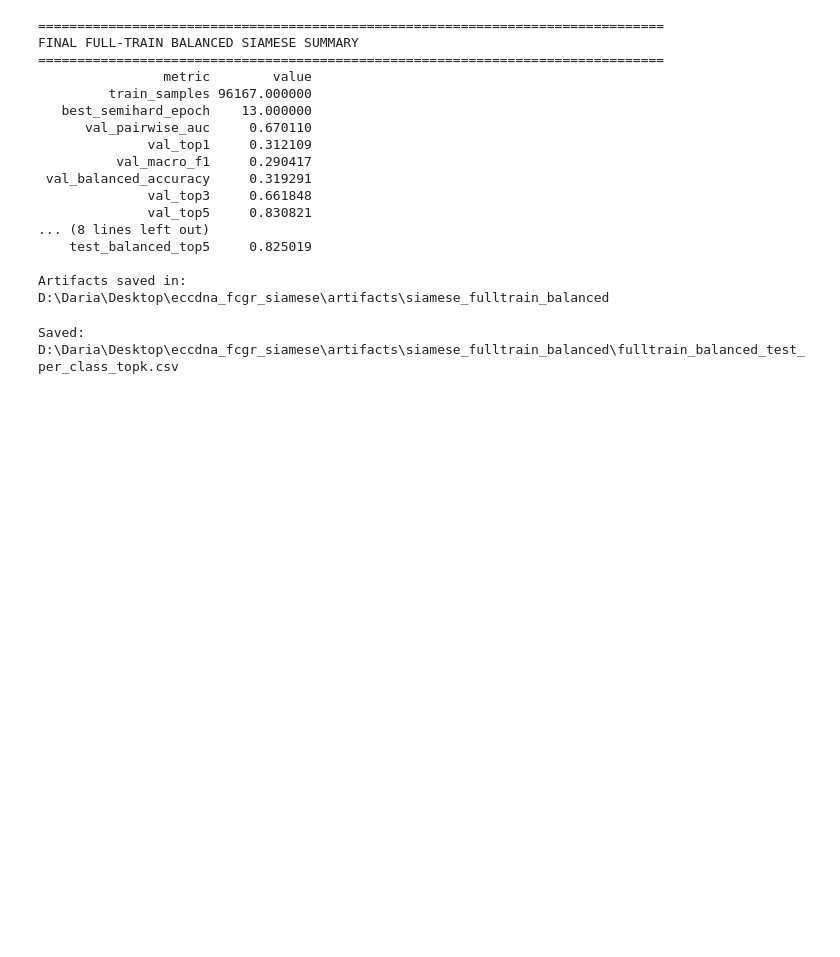
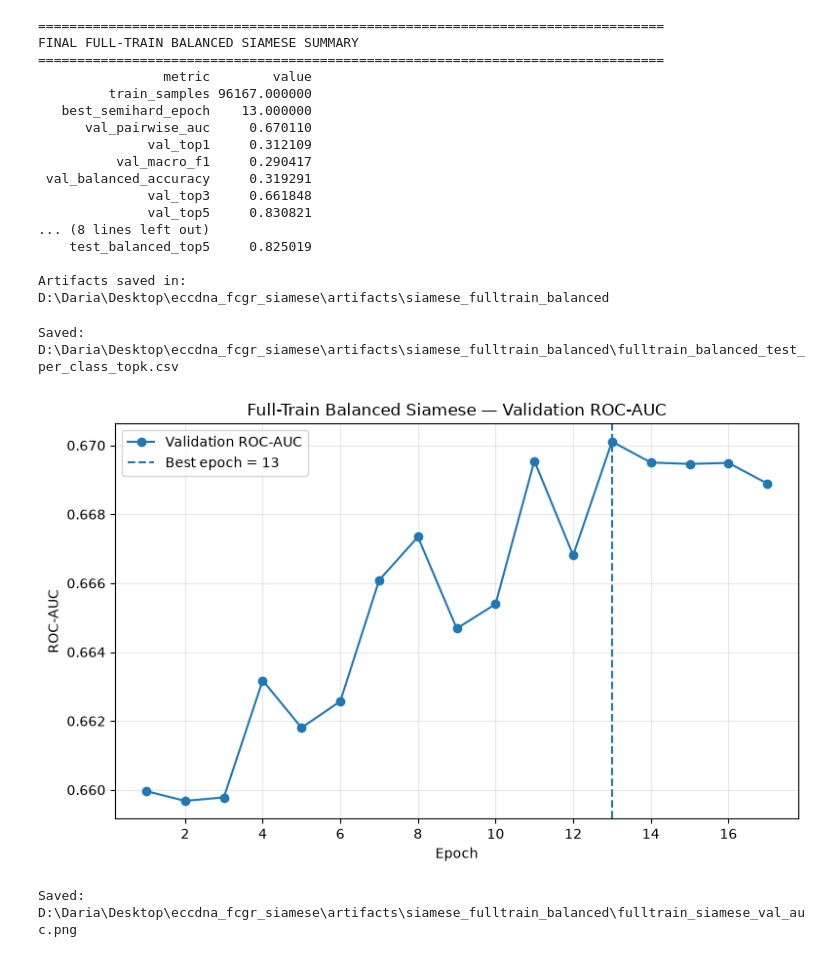
Before and after one commit to FLaTNNBio/eccdna_fcgr_siamese, a Jupyter notebook: notebooks/14_siamese_fulltrain_balanced.ipynb, the cells around one changed output. Saved outputs shown, nothing was run; the diff lists cells and outputs as text; code cells hidden in the pictures; blank space fills up the shorter version.

```diff
--- a/notebooks/14_siamese_fulltrain_balanced.ipynb
+++ b/notebooks/14_siamese_fulltrain_balanced.ipynb
@@ -4482,3 +4482,73 @@ print(siamese_per_class_path)
 # %% [output]
 Saved:
 D:\Daria\Desktop\eccdna_fcgr_siamese\artifacts\siamese_fulltrain_balanced\fulltrain_balanced_test_per_class_topk.csv
+# %%
+# ============================================================
+# PLOT — FULL-TRAIN SIAMESE VALIDATION ROC-AUC
+# ============================================================
+
+import pandas as pd
+import matplotlib.pyplot as plt
+
+HISTORY_PATH = (
+    ARTIFACTS_DIR
+    / "fulltrain_balanced_semihard_history.tsv"
+)
+
+history_df = pd.read_csv(
+    HISTORY_PATH,
+    sep="\t"
+)
+
+BEST_EPOCH = 13
+
+
+fig, ax = plt.subplots(
+    figsize=(8, 5)
+)
+
+ax.plot(
+    history_df["epoch"],
+    history_df["val_auc"],
+    marker="o",
+    label="Validation ROC-AUC"
+)
+
+ax.axvline(
+    BEST_EPOCH,
+    linestyle="--",
+    label=f"Best epoch = {BEST_EPOCH}"
+)
+
+ax.set_xlabel("Epoch")
+ax.set_ylabel("ROC-AUC")
+
+ax.set_title(
+    "Full-Train Balanced Siamese — Validation ROC-AUC"
+)
+
+ax.grid(alpha=0.3)
+ax.legend()
+
+plt.tight_layout()
+
+
+OUTPUT_PATH = (
+    ARTIFACTS_DIR
+    / "fulltrain_siamese_val_auc.png"
+)
+
+plt.savefig(
+    OUTPUT_PATH,
+    dpi=300,
+    bbox_inches="tight"
+)
+
+plt.show()
+
+print("Saved:")
+print(OUTPUT_PATH)
+# %% [output]
+[figure, added]
+Saved:
+D:\Daria\Desktop\eccdna_fcgr_siamese\artifacts\siamese_fulltrain_balanced\fulltrain_siamese_val_auc.png
```
Also changed, not shown: 9 other files.
